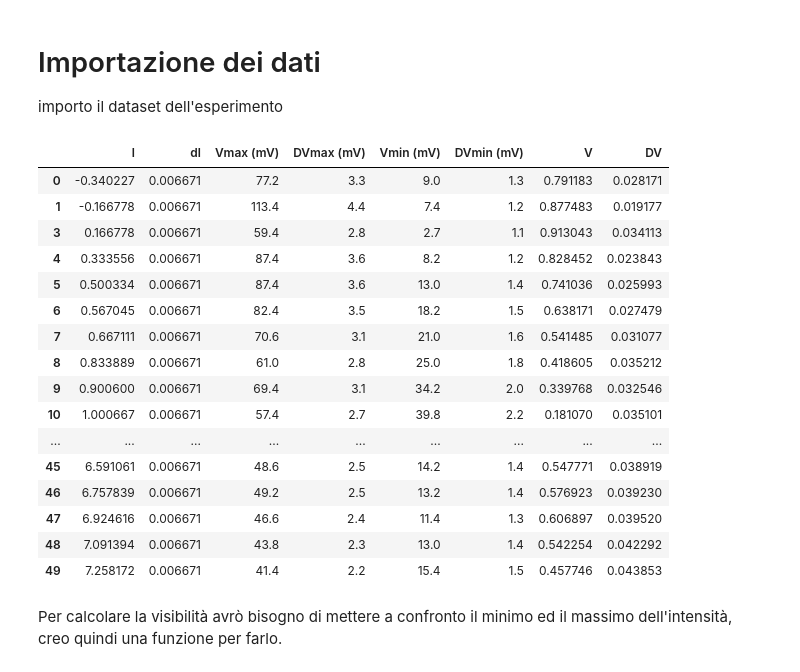
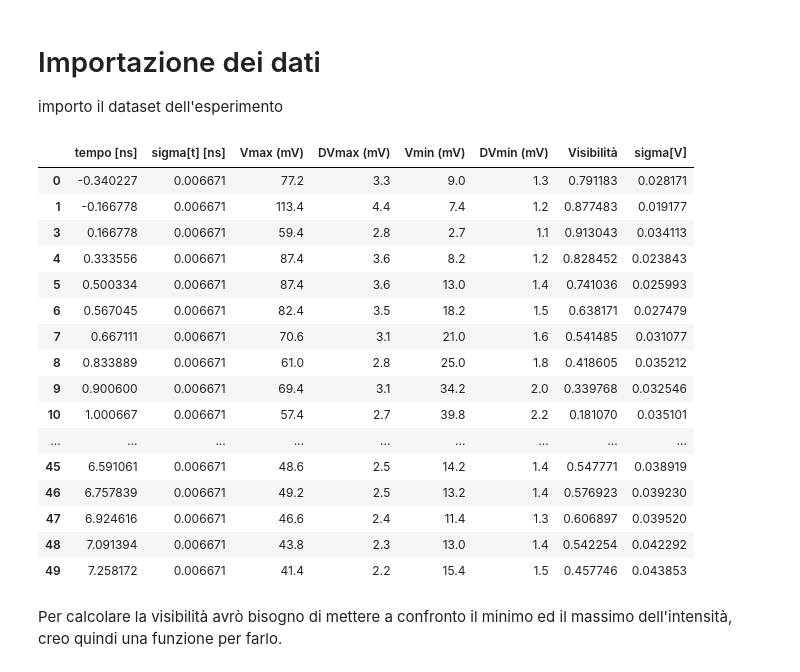
Before and after one commit to Unoaccaso/lab_projects, a Jupyter notebook: interferometro_michelson.ipynb, the cells around one changed output. Saved outputs shown, nothing was run; the diff lists cells and outputs as text; code cells hidden in the pictures.

```diff
--- a/interferometro_michelson.ipynb
+++ b/interferometro_michelson.ipynb
@@ -11,36 +11,40 @@ import scipy.constants as cost
 # %%
 path = 'Dati_Michelson-v2.csv'
 columns = [
 
 ]
 # inserisco i dati in un dataset pandas.
 try:
   data = pd.read_csv(path, header= 0, sep=';')
 except:
   print("Errore nell'apertura del file dati")
 data = data.drop([2])
 data['l'] = data['l']*2/29.98
 data['dl'] = data['dl']*2/29.98
+data = data.rename(columns = {'l':'tempo [ns]',
+             'dl': 'sigma[t] [ns]',
+             'V': 'Visibilità',
+             'DV': 'sigma[V]'
+})
+data
+# %% [output]
+|  | tempo [ns] | sigma[t] [ns] | Vmax (mV) | DVmax (mV) | Vmin (mV) | DVmin (mV) | Visibilità | sigma[V] |
+| 0 | -0.340227 | 0.006671 | 77.2 | 3.3 | 9.0 | 1.3 | 0.791183 | 0.028171 |
+| 1 | -0.166778 | 0.006671 | 113.4 | 4.4 | 7.4 | 1.2 | 0.877483 | 0.019177 |
+| 3 | 0.166778 | 0.006671 | 59.4 | 2.8 | 2.7 | 1.1 | 0.913043 | 0.034113 |
+| 4 | 0.333556 | 0.006671 | 87.4 | 3.6 | 8.2 | 1.2 | 0.828452 | 0.023843 |
+| 5 | 0.500334 | 0.006671 | 87.4 | 3.6 | 13.0 | 1.4 | 0.741036 | 0.025993 |
+| 6 | 0.567045 | 0.006671 | 82.4 | 3.5 | 18.2 | 1.5 | 0.638171 | 0.027479 |
+| 7 | 0.667111 | 0.006671 | 70.6 | 3.1 | 21.0 | 1.6 | 0.541485 | 0.031077 |
+| 8 | 0.833889 | 0.006671 | 61.0 | 2.8 | 25.0 | 1.8 | 0.418605 | 0.035212 |
+| 9 | 0.900600 | 0.006671 | 69.4 | 3.1 | 34.2 | 2.0 | 0.339768 | 0.032546 |
+| 10 | 1.000667 | 0.006671 | 57.4 | 2.7 | 39.8 | 2.2 | 0.181070 | 0.035101 |
+| ... | ... | ... | ... | ... | ... | ... | ... | ... |
+| 45 | 6.591061 | 0.006671 | 48.6 | 2.5 | 14.2 | 1.4 | 0.547771 | 0.038919 |
+| 46 | 6.757839 | 0.006671 | 49.2 | 2.5 | 13.2 | 1.4 | 0.576923 | 0.039230 |
+| 47 | 6.924616 | 0.006671 | 46.6 | 2.4 | 11.4 | 1.3 | 0.606897 | 0.039520 |
+| 48 | 7.091394 | 0.006671 | 43.8 | 2.3 | 13.0 | 1.4 | 0.542254 | 0.042292 |
+| 49 | 7.258172 | 0.006671 | 41.4 | 2.2 | 15.4 | 1.5 | 0.457746 | 0.043853 |
-# %%
-data
-# %% [output]
-|  | l | dl | Vmax (mV) | DVmax (mV) | Vmin (mV) | DVmin (mV) | V | DV |
-| 0 | -0.340227 | 0.006671 | 77.2 | 3.3 | 9.0 | 1.3 | 0.791183 | 0.028171 |
-| 1 | -0.166778 | 0.006671 | 113.4 | 4.4 | 7.4 | 1.2 | 0.877483 | 0.019177 |
-| 3 | 0.166778 | 0.006671 | 59.4 | 2.8 | 2.7 | 1.1 | 0.913043 | 0.034113 |
-| 4 | 0.333556 | 0.006671 | 87.4 | 3.6 | 8.2 | 1.2 | 0.828452 | 0.023843 |
-| 5 | 0.500334 | 0.006671 | 87.4 | 3.6 | 13.0 | 1.4 | 0.741036 | 0.025993 |
-| 6 | 0.567045 | 0.006671 | 82.4 | 3.5 | 18.2 | 1.5 | 0.638171 | 0.027479 |
-| 7 | 0.667111 | 0.006671 | 70.6 | 3.1 | 21.0 | 1.6 | 0.541485 | 0.031077 |
-| 8 | 0.833889 | 0.006671 | 61.0 | 2.8 | 25.0 | 1.8 | 0.418605 | 0.035212 |
-| 9 | 0.900600 | 0.006671 | 69.4 | 3.1 | 34.2 | 2.0 | 0.339768 | 0.032546 |
-| 10 | 1.000667 | 0.006671 | 57.4 | 2.7 | 39.8 | 2.2 | 0.181070 | 0.035101 |
-| ... | ... | ... | ... | ... | ... | ... | ... | ... |
-| 45 | 6.591061 | 0.006671 | 48.6 | 2.5 | 14.2 | 1.4 | 0.547771 | 0.038919 |
-| 46 | 6.757839 | 0.006671 | 49.2 | 2.5 | 13.2 | 1.4 | 0.576923 | 0.039230 |
-| 47 | 6.924616 | 0.006671 | 46.6 | 2.4 | 11.4 | 1.3 | 0.606897 | 0.039520 |
-| 48 | 7.091394 | 0.006671 | 43.8 | 2.3 | 13.0 | 1.4 | 0.542254 | 0.042292 |
-| 49 | 7.258172 | 0.006671 | 41.4 | 2.2 | 15.4 | 1.5 | 0.457746 | 0.043853 |
 # %% [markdown]
 Per calcolare la visibilità avrò bisogno di mettere a confronto il minimo ed il massimo dell'intensità, creo quindi una funzione per farlo.
 # %%
```
Also changed, not shown: parts of 3 cells of this notebook.
